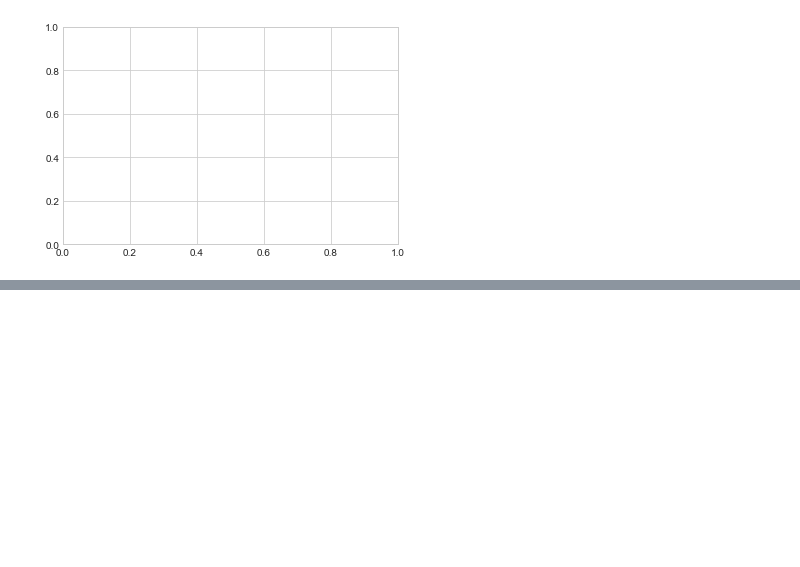
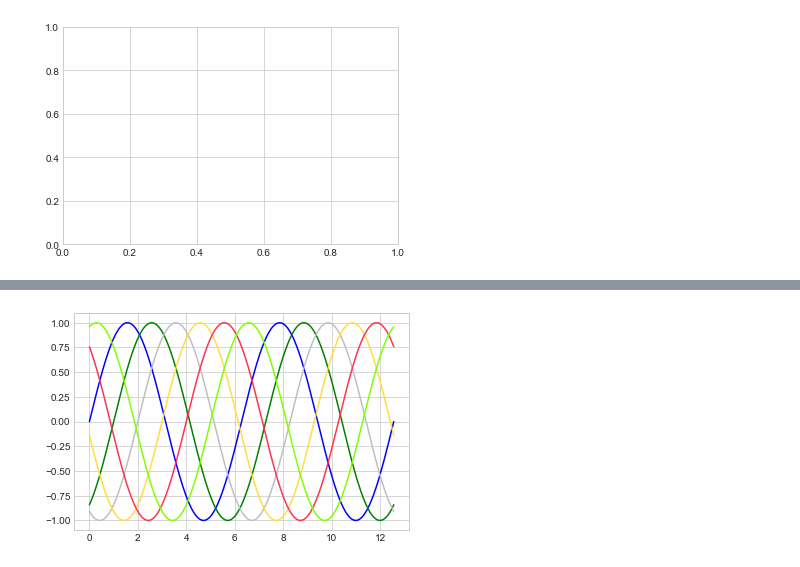
Before and after one commit to Kaizzen42/DLwPyFCholletBook, a Jupyter notebook: Matplotlib_SimpleLinePlots.ipynb, the cells around one changed output, grey strips where cells are left out. Saved outputs shown, nothing was run; the diff lists cells and outputs as text; code cells hidden in the pictures; blank space fills up the shorter version.

```diff
--- a/Matplotlib_SimpleLinePlots.ipynb
+++ b/Matplotlib_SimpleLinePlots.ipynb
@@ -17,0 +27,9 @@ ax.plot(x, np.sin(x)) # NOTE: vscode issue: you need to declare the ax object in
+# %%
+plt.plot(x, np.sin(x - 0), color='blue')        # specify color by name
+plt.plot(x, np.sin(x - 1), color='g')           # short color code (rgbcmyk)
+plt.plot(x, np.sin(x - 2), color='0.75')        # Grayscale between 0 and 1
+plt.plot(x, np.sin(x - 3), color='#FFDD44')     # Hex code (RRGGBB from 00 to FF)
+plt.plot(x, np.sin(x - 4), color=(1.0,0.2,0.3)) # RGB tuple, values 0 to 1
+plt.plot(x, np.sin(x - 5), color='chartreuse'); # all HTML color names supported
+# %% [output]
+[figure, added]
```
Also changed, not shown: parts of 16 cells of this notebook.
